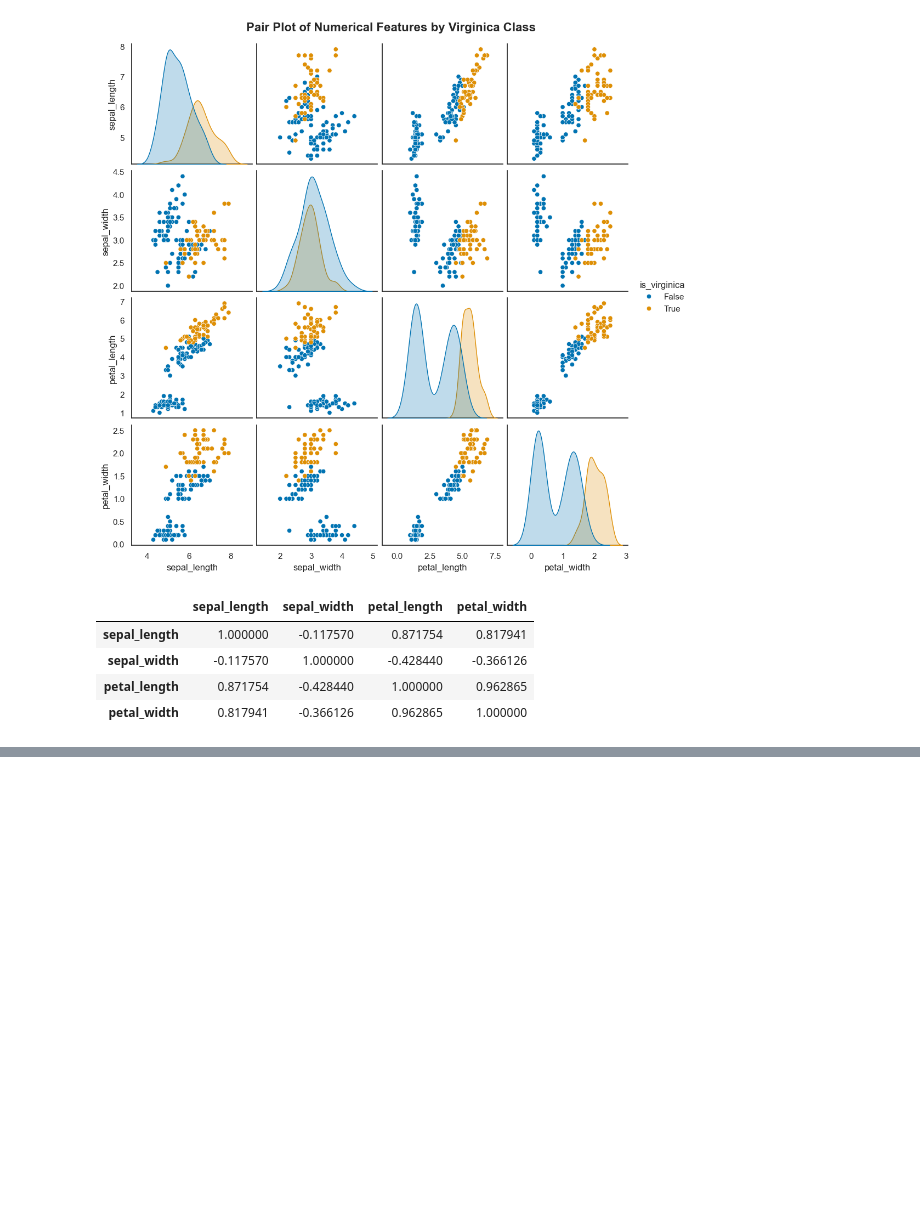
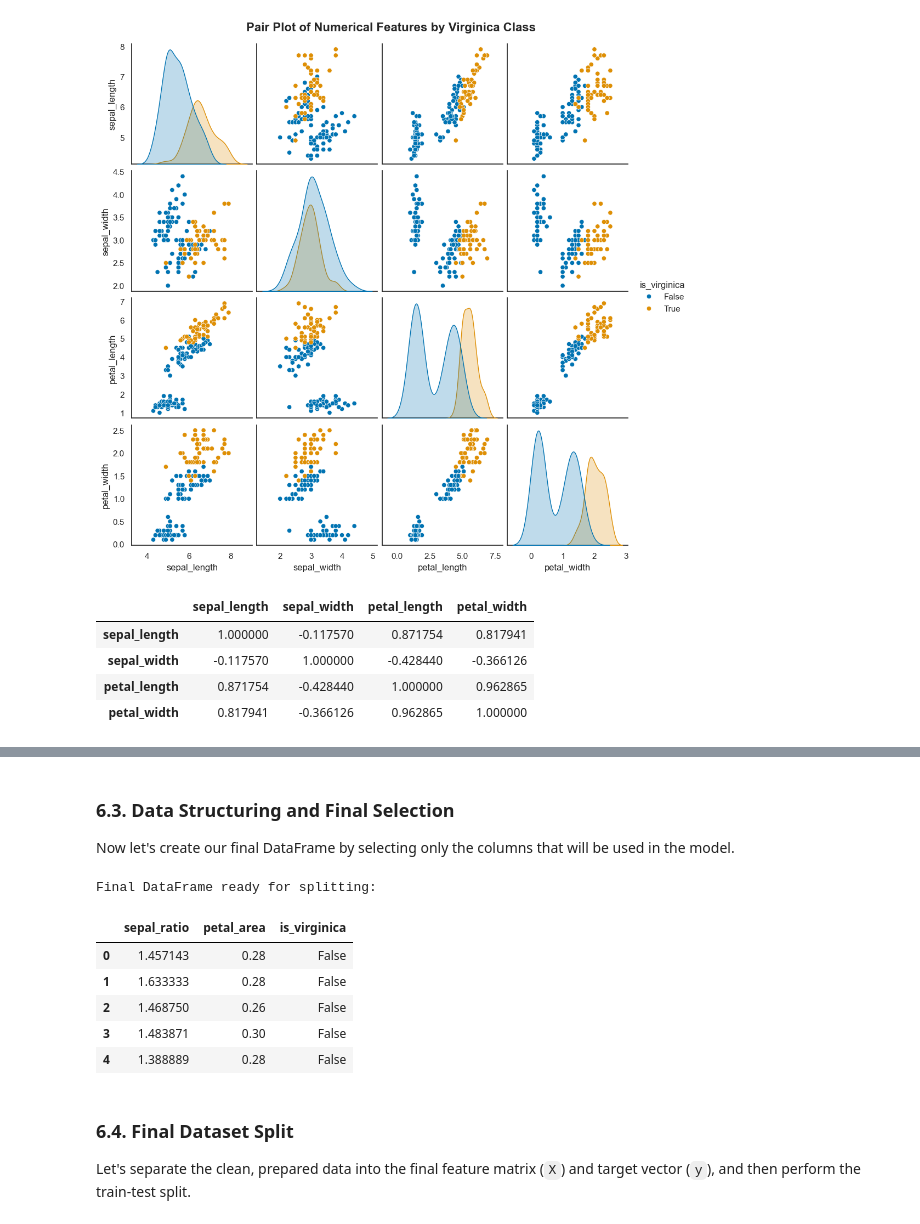
Before and after one commit to ibrahim-kocyigit/kocyigit-dsml, a Jupyter notebook: 03_specializations/02_machine_learning_with_python/02_linear_and_logistic_regression/13_logistic_regression_lab.ipynb, the cells around one changed output, grey strips where cells are left out. Cells and saved outputs as stored; diff of their text form; code cells hidden in the pictures; blank space fills up the shorter version.

```diff
--- a/03_specializations/02_machine_learning_with_python/02_linear_and_logistic_regression/13_logistic_regression_lab.ipynb
+++ b/03_specializations/02_machine_learning_with_python/02_linear_and_logistic_regression/13_logistic_regression_lab.ipynb
@@ -361,0 +378,24 @@ iris_df[numerical_cols].corr()
+# %% [markdown]
+### 6.3. Data Structuring and Final Selection
+Now let's create our final DataFrame by selecting only the columns that will be used in the model.
+# %%
+# Define the final columns for our modeling dataset
+final_cols = ['sepal_ratio', 'petal_area', 'is_virginica']
+
+# Create the final DataFrame
+iris_final_df = iris_df[final_cols]
+
+# Display the head of the final DataFrame to verify
+print("Final DataFrame ready for splitting:")
+iris_final_df.head()
+# %% [output]
+Final DataFrame ready for splitting:
+|  | sepal_ratio | petal_area | is_virginica |
+| 0 | 1.457143 | 0.28 | False |
+| 1 | 1.633333 | 0.28 | False |
+| 2 | 1.468750 | 0.26 | False |
+| 3 | 1.483871 | 0.30 | False |
+| 4 | 1.388889 | 0.28 | False |
+# %% [markdown]
+### 6.4. Final Dataset Split
+Let's separate the clean, prepared data into the final feature matrix (`X`) and target vector (`y`), and then perform the train-test split.
```
Also changed, not shown: parts of 10 cells of this notebook.
